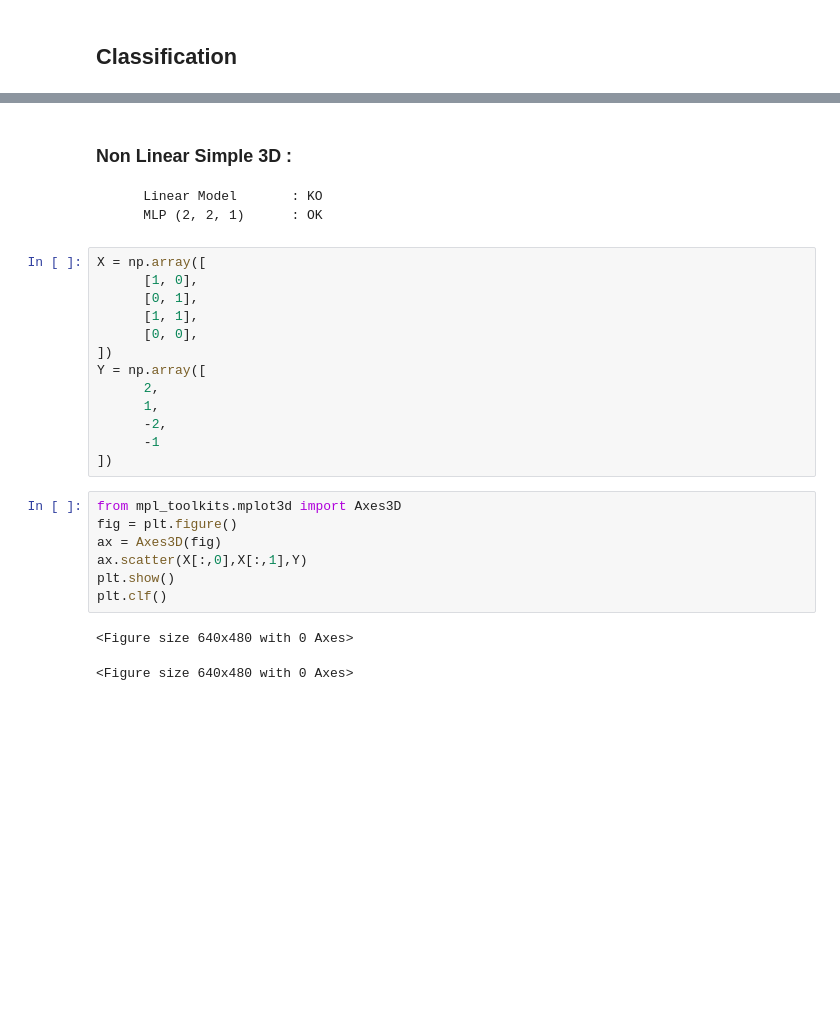
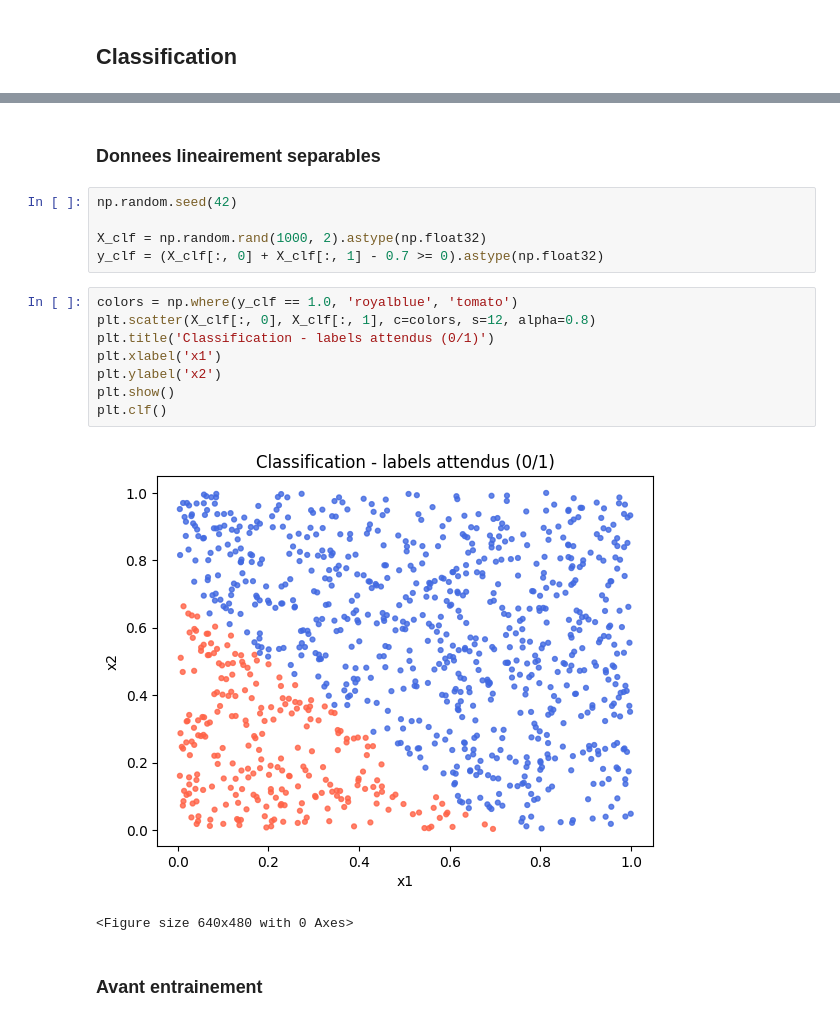
Before and after one commit to ptitmorceaux/ArtGenre-Classifier, a Jupyter notebook: notebooks/test_cases.ipynb, the cells around one changed output, grey strips where cells are left out. Cells and saved outputs as stored; diff of their text form; blank space fills up the shorter version.

```diff
--- a/notebooks/test_cases.ipynb
+++ b/notebooks/test_cases.ipynb
@@ -298,27 +42,20 @@ plt.clf()
-# %% [markdown]
-### Non Linear Simple 3D :
-        Linear Model       : KO
-        MLP (2, 2, 1)      : OK
-# %%
-X = np.array([
-      [1, 0],
-      [0, 1],
-      [1, 1],
-      [0, 0],
-])
-Y = np.array([
-      2,
-      1,
-      -2,
-      -1
-])
-# %%
-from mpl_toolkits.mplot3d import Axes3D
-fig = plt.figure()
-ax = Axes3D(fig)
-ax.scatter(X[:,0],X[:,1],Y)
-plt.show()
-plt.clf()
-# %% [output]
-<Figure size 640x480 with 0 Axes>
-<Figure size 640x480 with 0 Axes>
+# %% [markdown]
+### Donnees lineairement separables
+# %%
+np.random.seed(42)
+
+X_clf = np.random.rand(1000, 2).astype(np.float32)
+y_clf = (X_clf[:, 0] + X_clf[:, 1] - 0.7 >= 0).astype(np.float32)
+# %%
+colors = np.where(y_clf == 1.0, 'royalblue', 'tomato')
+plt.scatter(X_clf[:, 0], X_clf[:, 1], c=colors, s=12, alpha=0.8)
+plt.title('Classification - labels attendus (0/1)')
+plt.xlabel('x1')
+plt.ylabel('x2')
+plt.show()
+plt.clf()
+# %% [output]
+[figure, added]
+<Figure size 640x480 with 0 Axes>
+# %% [markdown]
+### Avant entrainement
```
Also changed, not shown: parts of 49 cells of this notebook.
